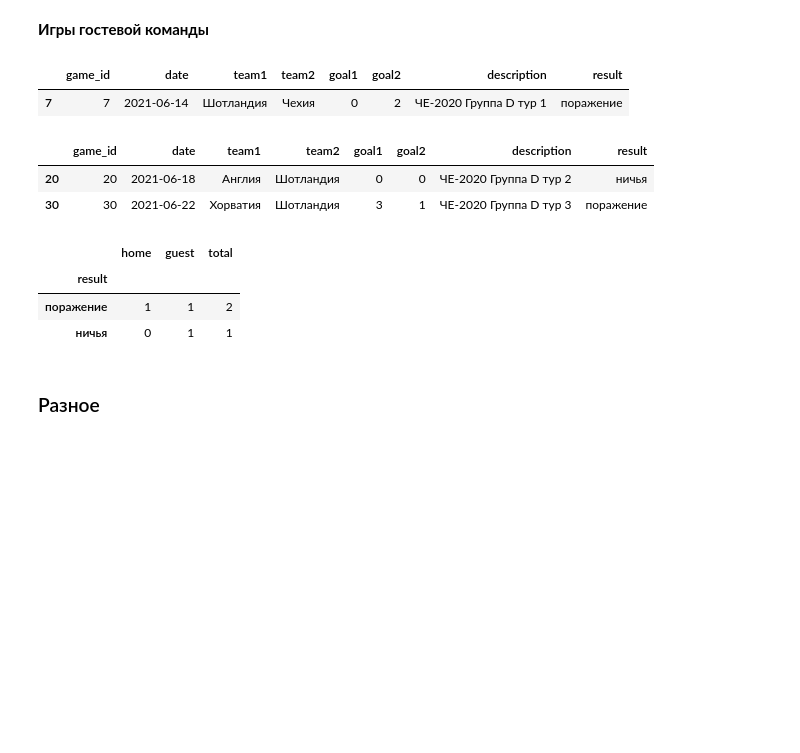
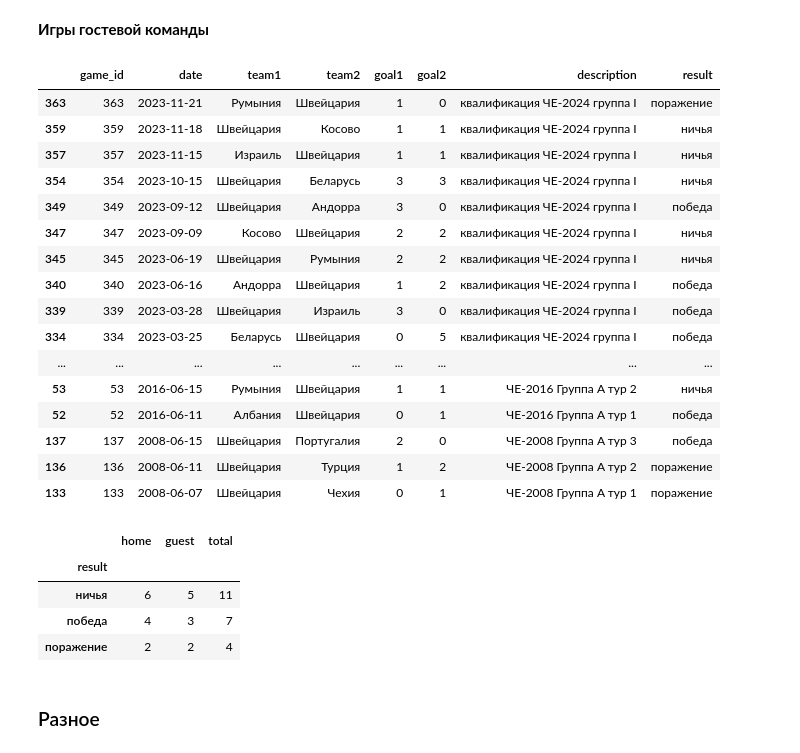
Before and after one commit to elp87/Euro-2024, a Jupyter notebook: euro.ipynb, the cells around one changed output. Drawn from its saved outputs; the diff is of its cells as text; code cells hidden in the pictures; blank space fills up the shorter version.

```diff
--- a/euro.ipynb
+++ b/euro.ipynb
@@ -204,8 +212,8 @@ memory usage: 9.1+ KB
 # %% [markdown]
 **Введите названия команд**
 # %%
-team1='Германия'
-team2='Шотландия'
+team1='Венгрия'
+team2='Швейцария'
 # %% [markdown]
 **Игры между собой**
 # %%
@@ -264,28 +265,43 @@ team1_pivot
 # %%
 team2h_df = old_games[old_games['team1'] == team2]
 team2h_df['result'] = team2h_df.apply(ret_victory_home, axis=1)
-display(team2h_df)
+#display(team2h_df)
 team2h_pivot = team2h_df.pivot_table(index='result', values='game_id', aggfunc='count')
 team2g_df = old_games[old_games['team2'] == team2]
 team2g_df['result'] = team2g_df.apply(ret_victory_guest, axis=1)
-display(team2g_df)
+#display(team2g_df)
+team2_df = pd.concat([team2h_df, team2g_df],axis=0)
+display(team2_df.sort_values(by='date',ascending=False))
 team2g_pivot = team2g_df.pivot_table(index='result', values='game_id', aggfunc='count')
 team2_pivot=team2h_pivot.merge(team2g_pivot, on='result', how='outer')
 team2_pivot = team2_pivot.fillna(0)
 team2_pivot['total'] = team2_pivot['game_id_x'] + team2_pivot['game_id_y']
 team2_pivot.columns = ['home', 'guest', 'total']
 team2_pivot[['home', 'guest', 'total']] = team2_pivot[['home', 'guest', 'total']].astype('int')
 team2_pivot
 # %% [output]
 |  | game_id | date | team1 | team2 | goal1 | goal2 | description | result |
-| 7 | 7 | 2021-06-14 | Шотландия | Чехия | 0 | 2 | ЧЕ-2020 Группа D тур 1 | поражение |
+| 363 | 363 | 2023-11-21 | Румыния | Швейцария | 1 | 0 | квалификация ЧЕ-2024 группа I | поражение |
+| 359 | 359 | 2023-11-18 | Швейцария | Косово | 1 | 1 | квалификация ЧЕ-2024 группа I | ничья |
+| 357 | 357 | 2023-11-15 | Израиль | Швейцария | 1 | 1 | квалификация ЧЕ-2024 группа I | ничья |
+| 354 | 354 | 2023-10-15 | Швейцария | Беларусь | 3 | 3 | квалификация ЧЕ-2024 группа I | ничья |
+| 349 | 349 | 2023-09-12 | Швейцария | Андорра | 3 | 0 | квалификация ЧЕ-2024 группа I | победа |
+| 347 | 347 | 2023-09-09 | Косово | Швейцария | 2 | 2 | квалификация ЧЕ-2024 группа I | ничья |
+| 345 | 345 | 2023-06-19 | Швейцария | Румыния | 2 | 2 | квалификация ЧЕ-2024 группа I | ничья |
+| 340 | 340 | 2023-06-16 | Андорра | Швейцария | 1 | 2 | квалификация ЧЕ-2024 группа I | победа |
+| 339 | 339 | 2023-03-28 | Швейцария | Израиль | 3 | 0 | квалификация ЧЕ-2024 группа I | победа |
+| 334 | 334 | 2023-03-25 | Беларусь | Швейцария | 0 | 5 | квалификация ЧЕ-2024 группа I | победа |
+| ... | ... | ... | ... | ... | ... | ... | ... | ... |
+| 53 | 53 | 2016-06-15 | Румыния | Швейцария | 1 | 1 | ЧЕ-2016 Группа A тур 2 | ничья |
+| 52 | 52 | 2016-06-11 | Албания | Швейцария | 0 | 1 | ЧЕ-2016 Группа A тур 1 | победа |
+| 137 | 137 | 2008-06-15 | Швейцария | Португалия | 2 | 0 | ЧЕ-2008 Группа A тур 3 | победа |
+| 136 | 136 | 2008-06-11 | Швейцария | Турция | 1 | 2 | ЧЕ-2008 Группа A тур 2 | поражение |
+| 133 | 133 | 2008-06-07 | Швейцария | Чехия | 0 | 1 | ЧЕ-2008 Группа A тур 1 | поражение |
-|  | game_id | date | team1 | team2 | goal1 | goal2 | description | result |
-| 20 | 20 | 2021-06-18 | Англия | Шотландия | 0 | 0 | ЧЕ-2020 Группа D тур 2 | ничья |
-| 30 | 30 | 2021-06-22 | Хорватия | Шотландия | 3 | 1 | ЧЕ-2020 Группа D тур 3 | поражение |
+|  | home | guest | total |
+| result |  |  |  |
+| ничья | 6 | 5 | 11 |
+| победа | 4 | 3 | 7 |
+| поражение | 2 | 2 | 4 |
-|  | home | guest | total |
-| result |  |  |  |
-| поражение | 1 | 1 | 2 |
-| ничья | 0 | 1 | 1 |
 # %% [markdown]
 ### Разное
 # %%
```
Also changed, not shown: parts of 7 cells of this notebook, 2 other files.
